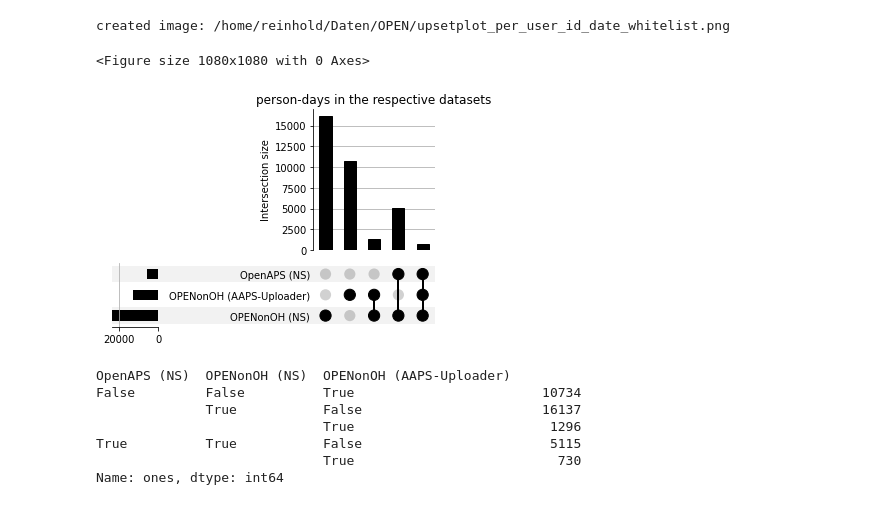
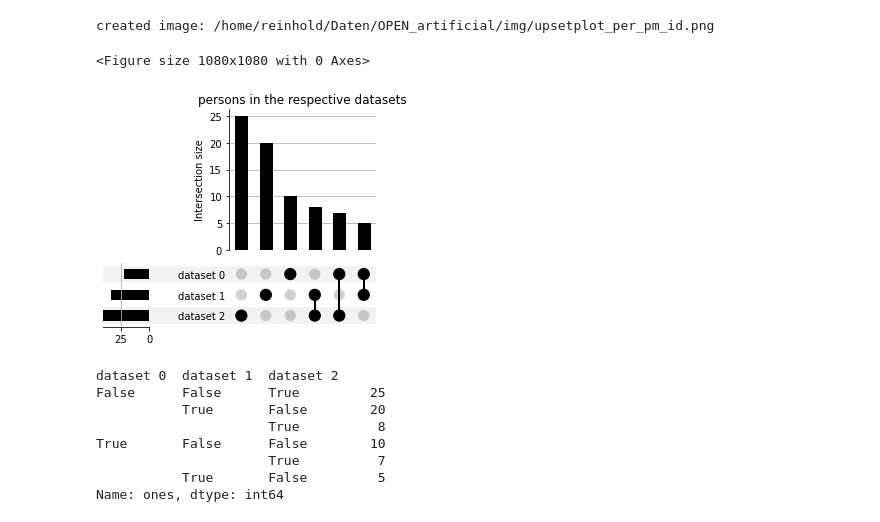
Before and after one commit to berndreinhold/datadriven_dedup, a Jupyter notebook: plot/upsetplot_venn3.ipynb, the cells around one changed output. Cells and saved outputs as stored; diff of their text form; code cells hidden in the pictures.

```diff
--- a/plot/upsetplot_venn3.ipynb
+++ b/plot/upsetplot_venn3.ipynb
@@ -7,21 +7,20 @@ from matplotlib import pyplot as plt
 import upsetplot as usp
 # %%
 # load the config files and the variables from the upset_plot-section of the config file
-config_path = ""
-config_filename = "config_all_3files_whitelist.json"
+config_path = "/home/reinhold/Daten/OPEN_artificial/generated_config"
+config_filename = "config_viz.json"
 f = open(os.path.join(config_path, config_filename))
 IO_json = json.load(f)
 
-#var = "per_user_id"
-var = "per_user_id_date"
+var = "per_pm_id"
+#var = "per_pm_id_date"
 root_data_dir_name = IO_json["root_data_dir_name"]
-input = IO_json["plots"]["input"][var]
-dataset_labels = IO_json["plots"]["dataset_labels"]
-output = IO_json["plots"]["upsetplot_output"][var]
+input = IO_json["summary_plots"]["input"][var]
+dataset_labels = IO_json["summary_plots"]["dataset_labels"]
+output = IO_json["summary_plots"]["upsetplot_output"][var]
 
 cols = []
 for ds in dataset_labels:
-    if "comment" in ds: continue
-    cols.append(dataset_labels[ds])
+    cols.append(ds)
 print(cols)
 # %% [output]
@@ -30,7 +29,7 @@ print(cols)
 
 df = pd.read_csv(os.path.join(root_data_dir_name, input[0], input[1]), header=0, parse_dates=[1], index_col=0)
 for i in range(3):
-    df[cols[i]] = ~pd.isna(df[f"user_id_{i+1}"])
+    df[cols[i]] = ~pd.isna(df[f"pm_id_{i}"])
 
 df1 = df[cols]
 # %%
@@ -54,16 +53,17 @@ Name: ones, Length: 34012, dtype: float64
 # %%
+os.makedirs(os.path.join(root_data_dir_name, output[0]), exist_ok=True)
 plt.rcParams["font.size"] = 10.0
 plt.rcParams.update({"figure.facecolor" : (1.0, 1.0, 1.0, 1.0), "savefig.facecolor": (1.0, 1.0, 1.0, 1.0)})
 plt.figure(figsize=(15,15))
 plt.tight_layout()
 usp.plot(df2, subset_size='count')
 plt.title(output[2])
 plt.savefig(os.path.join(root_data_dir_name, output[0], output[1]), bbox_inches='tight')
 print(f"created image: {os.path.join(root_data_dir_name, output[0], output[1])}")
 # %% [output]
-created image: /home/reinhold/Daten/OPEN/upsetplot_per_user_id_date_whitelist.png
+created image: /home/reinhold/Daten/OPEN_artificial/img/upsetplot_per_pm_id.png
 <Figure size 1080x1080 with 0 Axes>
-[figure, old version]
+[figure, new version]
 # %%
 # upset = usp.UpSet(df2, subset_size='count', intersection_plot_elements=3)
 # upset.plot()
@@ -71,18 +71,19 @@ created image: /home/reinhold/Daten/OPEN/upsetplot_per_user_id_date_whitelist.pn
 #upset.add_catplot(value='AGE', kind='strip', color='black')
 # %%
 # for venn3 diagramm
-output = IO_json["plots"]["venn3_output"][var]
+output = IO_json["summary_plots"]["venn3plot_output"][var]
 df_v1 = df2.groupby(cols, dropna=False).agg("count")
 print(df_v1)
 #print(type(df_v1))
 #df_v1.info()
 # %% [output]
-OpenAPS (NS)  OPENonOH (NS)  OPENonOH (AAPS-Uploader)
-False         False          True                        10734
-              True           False                       16137
-                             True                         1296
-True          True           False                        5115
-                             True                          730
+dataset 0  dataset 1  dataset 2
+False      False      True         25
+           True       False        20
+                      True          8
+True       False      False        10
+                      True          7
+           True       False         5
 Name: ones, dtype: int64
 # %%
 #print(df_v1.index)
```
Also changed, not shown: parts of 4 cells of this notebook, 1 other file.
